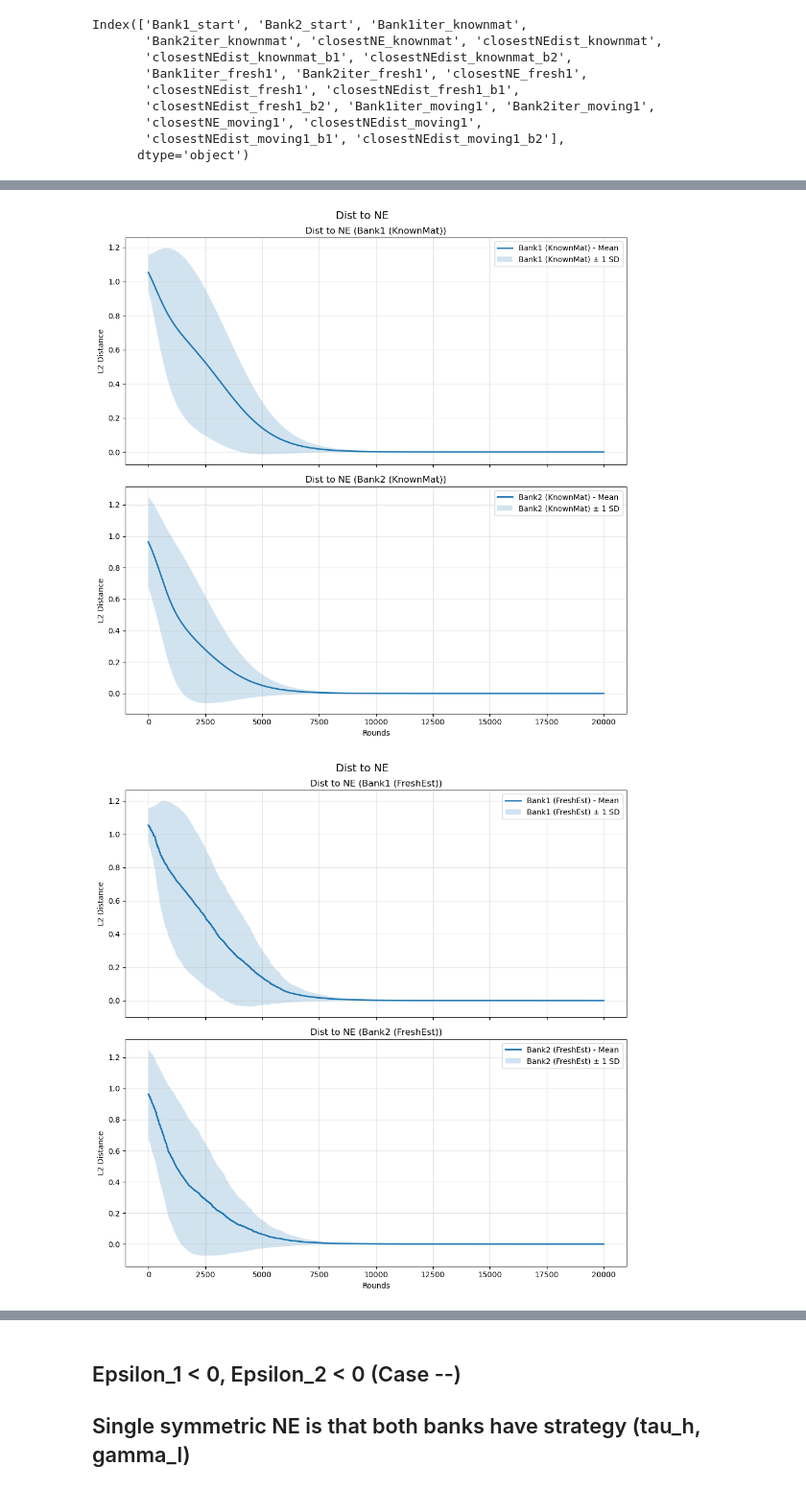
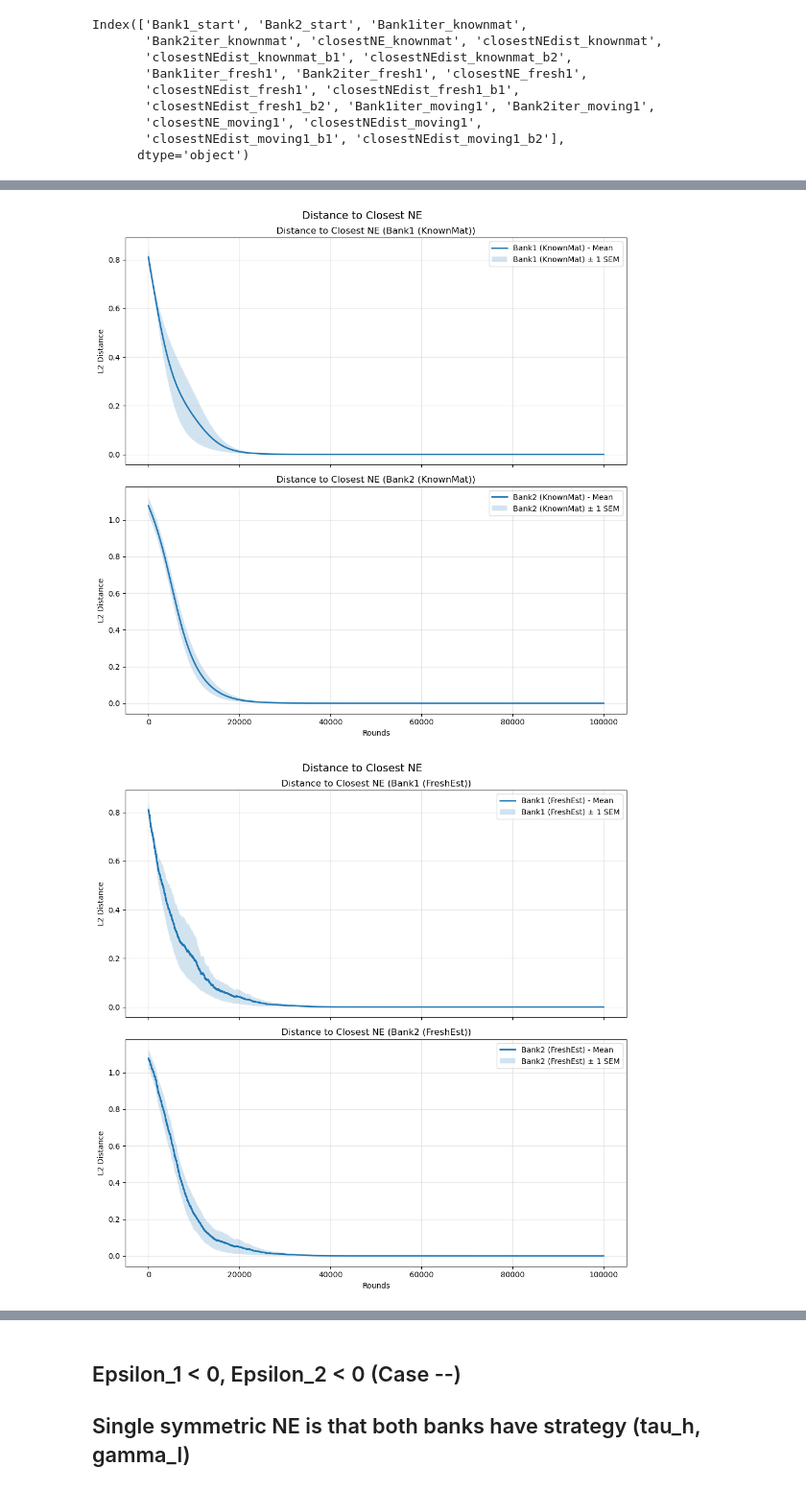
Before and after one commit to krishnacharya/bankgame, a Jupyter notebook: notebooks/Convegence_and_Distance_toNE.ipynb, the cells around one changed output, grey strips where cells are left out. Shown at 96% size. Cells and saved outputs as stored; diff of their text form; code cells hidden in the pictures.

```diff
--- a/notebooks/Convegence_and_Distance_toNE.ipynb
+++ b/notebooks/Convegence_and_Distance_toNE.ipynb
@@ -14,7 +184,7 @@ from game.run_game import run_across_initializations
 # %%
-def plot_mean_sd_over_time(dist_data, labels, title_prefix="Dist to NE"):
+def plot_mean_sem_over_time(dist_data, labels, title_prefix="Distance to Closest NE"):
     """
-    Plots the mean and standard deviation over time for multiple distance metrics.
+    Plots the mean and standard error of the mean (SEM) over time for multiple distance metrics.
 
     Parameters:
     - dist_data: dict {label -> pd.Series} where each series contains numpy arrays of shape (num_experiments, num_rounds)
@@ -22,24 +192,28 @@ def plot_mean_sd_over_time(dist_data, labels, title_prefix="Dist to NE"):
     - title_prefix: str, prefix for the plot titles
     """
     num_metrics = len(dist_data)
+
+    # Create subplots: one per metric
     fig, axes = plt.subplots(num_metrics, 1, figsize=(10, 5 * num_metrics), sharex=True)
 
     if num_metrics == 1:
         axes = [axes]  # Ensure it's iterable if only one plot
 
     for ax, (label, series) in zip(axes, dist_data.items()):
+        # Convert to numpy array (shape: num_experiments x num_rounds)
+        data = np.array(series.tolist())
+        num_experiments = data.shape[0]
 
-        data = np.array(series.tolist())     # Convert to numpy array (shape: num_experiments x num_rounds)
-        # Compute mean and std deviation across experiments
+        # Compute mean and standard error of the mean (SEM)
         mean_dist = np.mean(data, axis=0)
-        std_dist = np.std(data, axis=0)
+        sem_dist = np.std(data, axis=0) / np.sqrt(num_experiments)
 
         # Time steps
         rounds = np.arange(len(mean_dist))
 
-        # Plot mean with shaded SD region
+        # Plot mean with shaded SEM region
         ax.plot(rounds, mean_dist, label=f"{label} - Mean", linewidth=2)
-        ax.fill_between(rounds, mean_dist - std_dist, mean_dist + std_dist, alpha=0.2, label=f"{label} ± 1 SD")
+        ax.fill_between(rounds, mean_dist - sem_dist, mean_dist + sem_dist, alpha=0.2, label=f"{label} ± 1 SEM")
 
         # Labels and title
         ax.set_ylabel("L2 Distance")
@@ -56,10 +230,10 @@ def plot_mean_sd_over_time(dist_data, labels, title_prefix="Dist to NE"):
 
 ## Single symmetric NE is that both banks have strategy (tau_l, gamma_h)
 # %%
-gammas = sorted([0.1, 0.9])
+gammas = sorted([0.4, 0.8])
 taus = sorted([1/(2+gamma) for gamma in gammas])
 mu = 0.1
-sigma = 0.2
+sigma = 0.1
 tg = TruncatedGaussian(mu = mu, sigma = sigma)
 gtm = GameTrueMatrix2by2(gammas=gammas, taus=taus, dist=tg)
 print(gtm.eps1, gtm.eps2) # epsilon1 and epsilon2
@@ -81,9 +259,3 @@ display(len(gtm.NE_se), gtm.NE_se)
 - with the moving average matrix
 
 And initializes 5 different random probability vectors for both banks (seed set for reproducibility)
-# %%
-# save directory for dataframe
-instance_name = f'Tg_mu{mu}_sig{sigma}_gamma{str(gammas)}.pkl' # truncated gaussian
-epsigns = 'sign++'
-save_path = str(saved_df_2gamma(epsigns=epsigns) / instance_name)
-print(save_path)
@@ -92,5 +267,6 @@ print(save_path)
 # %%
-T = 20000
+%%time
+T = 100000
 eta = 0.1
 
-df = run_across_initializations(gtm=gtm, save_dest=save_path, num_startprofiles=5, T=T, eta = eta)
+df = run_across_init_2gamma(gtm=gtm, save_dest=save_path, num_startprofiles=5, T=T, eta = eta)
@@ -129,7 +308,7 @@ df['closestNE_knownmat'], df['closestNE_fresh1'], df['closestNE_moving1']
  Name: closestNE_moving1, dtype: object)
 # %%
 # Example Usage:
-plot_mean_sd_over_time(
+plot_mean_sem_over_time(
     {
         "Bank1 (KnownMat)": df['closestNEdist_knownmat_b1'],
         "Bank2 (KnownMat)": df['closestNEdist_knownmat_b2']
@@ -137,17 +316,17 @@ plot_mean_sd_over_time(
     labels=["Bank1", "Bank2"]
 )
 # %% [output]
-[figure, old version]
+[figure, new version]
 # %%
 # Example Usage:
-plot_mean_sd_over_time(
+plot_mean_sem_over_time(
     {
         "Bank1 (FreshEst)": df['closestNEdist_fresh1_b1'],
         "Bank2 (FreshEst)": df['closestNEdist_fresh1_b2']
     },
     labels=["Bank1", "Bank2"]
 )
 # %% [output]
-[figure, old version]
+[figure, new version]
 # %%
 # Example Usage:
```
Also changed, not shown: parts of 27 cells of this notebook, 3 other files.
